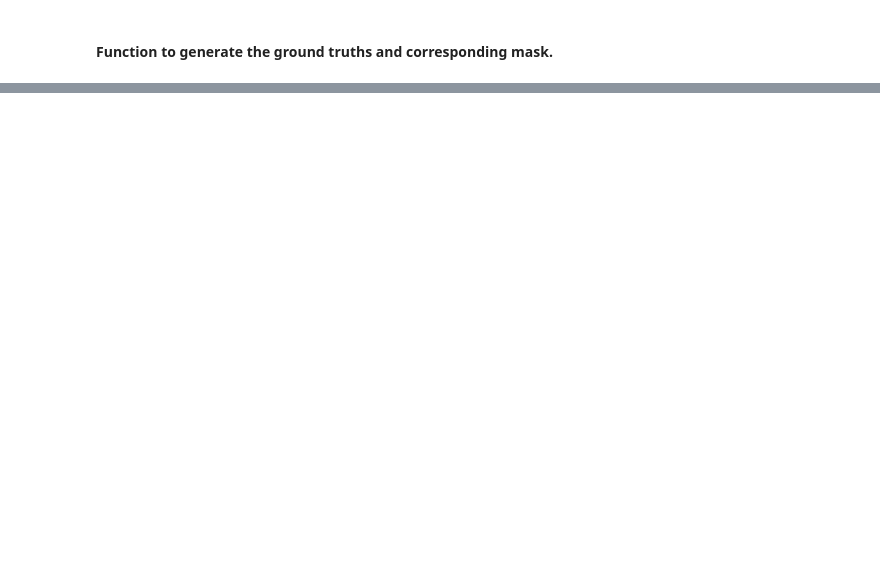
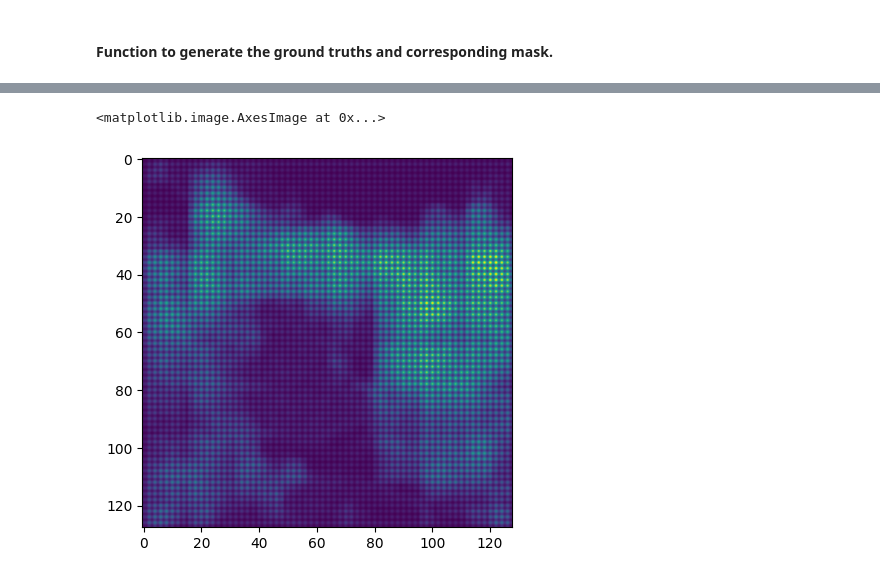
Before and after one commit to sanfordmascarenhas/image-segmentation, a Jupyter notebook: Project.ipynb, the cells around one changed output, grey strips where cells are left out. Saved outputs shown, nothing was run; the diff lists cells and outputs as text; code cells hidden in the pictures; blank space fills up the shorter version.

```diff
--- a/Project.ipynb
+++ b/Project.ipynb
@@ -226,0 +316,27 @@ len(z)
+# %%
+model = unet_model(output_channels=OUTPUT_CLASSES)
+# %%
+model.compile(optimizer='adam',
+              loss=tf.keras.losses.CategoricalCrossentropy(from_logits=True),
+              metrics=['accuracy'])
+# %%
+EPOCHS = 5
+VAL_SUBSPLITS = 5
+BUFFER_SIZE = 100
+image_train_ids = coco_train.getImgIds(catIds=coco_train.getCatIds(catNms = ALLOWED_CATEGORIES))
+image_val_ids = coco_val.getImgIds(catIds=coco_val.getCatIds(catNms = ALLOWED_CATEGORIES))
+
+TRAIN_LENGTH = len(image_train_ids)
+BATCH_SIZE = 100
+STEPS_PER_EPOCH = TRAIN_LENGTH // BATCH_SIZE
+VALIDATION_STEPS = len(image_val_ids)//BATCH_SIZE#//VAL_SUBSPLITS
+
+
+model_history = model.fit(image_and_mask_generator(coco_train, 'train'),
+                          epochs=EPOCHS,
+                          steps_per_epoch=STEPS_PER_EPOCH,
+                          validation_steps=VALIDATION_STEPS,
+                          validation_data=image_and_mask_generator(coco_val, 'val'),
+                          #max_queue_size=30)
+                          # callbacks = [ModelCheckpoint('weights.hdf5', monitor='val_loss', verbose=0, save_best_only=False, save_weights_only=True, mode='auto', save_freq=1)]
+)
@@ -226,0 +353,4 @@ len(z)
+# %%
+img, msk = next(image_and_mask_generator(coco_train, 'train'))
+plt.imshow(tf.squeeze(model.predict(img)))
+# %% [output]
@@ -226,0 +359,2 @@ len(z)
+<matplotlib.image.AxesImage at 0x...>
+[figure, added]
```
Also changed, not shown: parts of 13 cells of this notebook, 1 other file.
